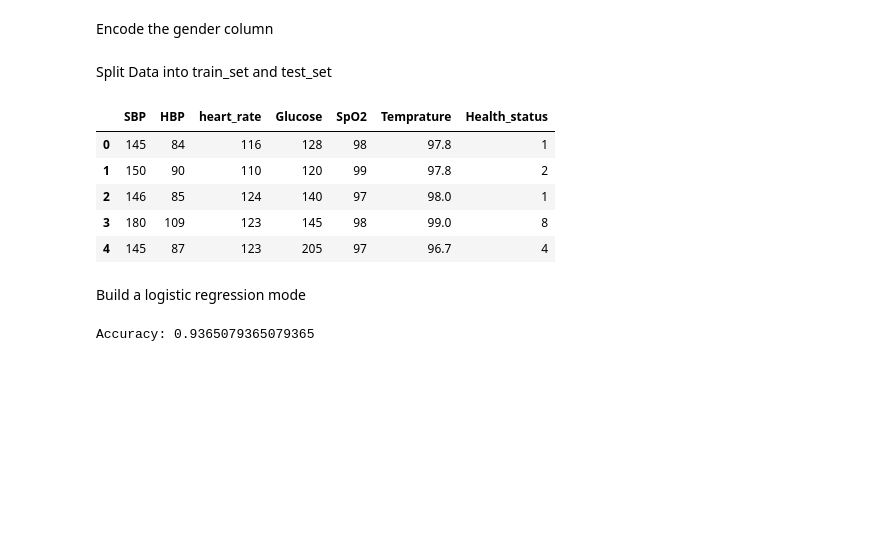
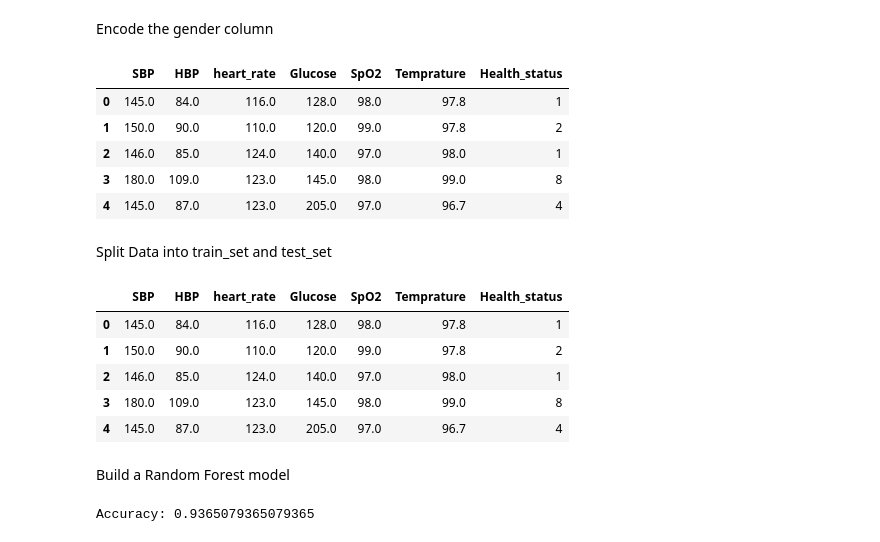
Before and after one commit to cCyberBear/Telemec-AI, a Jupyter notebook: Tele-search.ipynb, the cells around one changed output. Drawn from its saved outputs; the diff is of its cells as text; code cells hidden in the pictures; blank space fills up the shorter version.

```diff
--- a/Tele-search.ipynb
+++ b/Tele-search.ipynb
@@ -85,10 +64,16 @@ df = df[['SBP', 'HBP', 'heart_rate', 'Glucose', 'SpO2', 'Temprature', 'Health_st
 # %% [markdown]
 Encode the gender column
 # %%
-# le = LabelEncoder()
-# df['Gender'] = le.fit_transform(df['Gender'])
 imputer = SimpleImputer(missing_values=np.nan, strategy='mean')
 df[['SBP', 'HBP', 'heart_rate', 'Glucose', 'SpO2', 'Temprature']] = imputer.fit_transform(df[['SBP', 'HBP', 'heart_rate', 'Glucose', 'SpO2', 'Temprature']])
+df.head(5)
+# %% [output]
+|  | SBP | HBP | heart_rate | Glucose | SpO2 | Temprature | Health_status |
+| 0 | 145.0 | 84.0 | 116.0 | 128.0 | 98.0 | 97.8 | 1 |
+| 1 | 150.0 | 90.0 | 110.0 | 120.0 | 99.0 | 97.8 | 2 |
+| 2 | 146.0 | 85.0 | 124.0 | 140.0 | 97.0 | 98.0 | 1 |
+| 3 | 180.0 | 109.0 | 123.0 | 145.0 | 98.0 | 99.0 | 8 |
+| 4 | 145.0 | 87.0 | 123.0 | 205.0 | 97.0 | 96.7 | 4 |
 # %% [markdown]
 Split Data into train_set and test_set
 # %%
@@ -99,17 +84,15 @@ X = data.drop('Health_status', axis=1)
 y = data['Health_status']
 
 X_train, X_test, y_train, y_test = train_test_split(X, y, test_size=0.2, random_state=42)
-
-data.head(5)
 # %% [output]
 |  | SBP | HBP | heart_rate | Glucose | SpO2 | Temprature | Health_status |
-| 0 | 145 | 84 | 116 | 128 | 98 | 97.8 | 1 |
-| 1 | 150 | 90 | 110 | 120 | 99 | 97.8 | 2 |
-| 2 | 146 | 85 | 124 | 140 | 97 | 98.0 | 1 |
-| 3 | 180 | 109 | 123 | 145 | 98 | 99.0 | 8 |
-| 4 | 145 | 87 | 123 | 205 | 97 | 96.7 | 4 |
+| 0 | 145.0 | 84.0 | 116.0 | 128.0 | 98.0 | 97.8 | 1 |
+| 1 | 150.0 | 90.0 | 110.0 | 120.0 | 99.0 | 97.8 | 2 |
+| 2 | 146.0 | 85.0 | 124.0 | 140.0 | 97.0 | 98.0 | 1 |
+| 3 | 180.0 | 109.0 | 123.0 | 145.0 | 98.0 | 99.0 | 8 |
+| 4 | 145.0 | 87.0 | 123.0 | 205.0 | 97.0 | 96.7 | 4 |
-# %% [markdown]
-Build a logistic regression mode
+# %% [markdown]
+Build a Random Forest model
 # %%
 random_forest_model = RandomForestClassifier(random_state=42)
 
```
Also changed, not shown: parts of 16 cells of this notebook, 6 other files.
